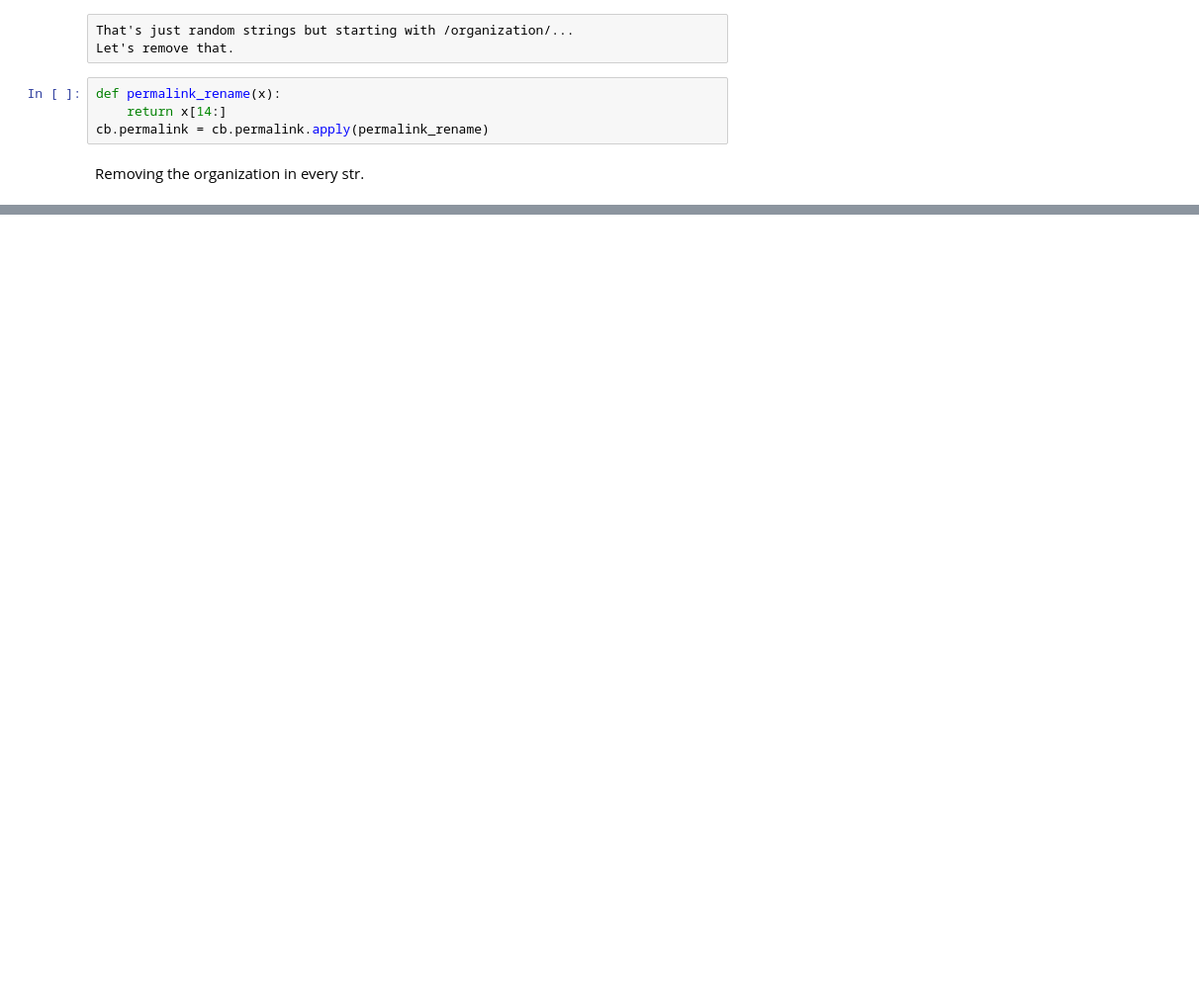
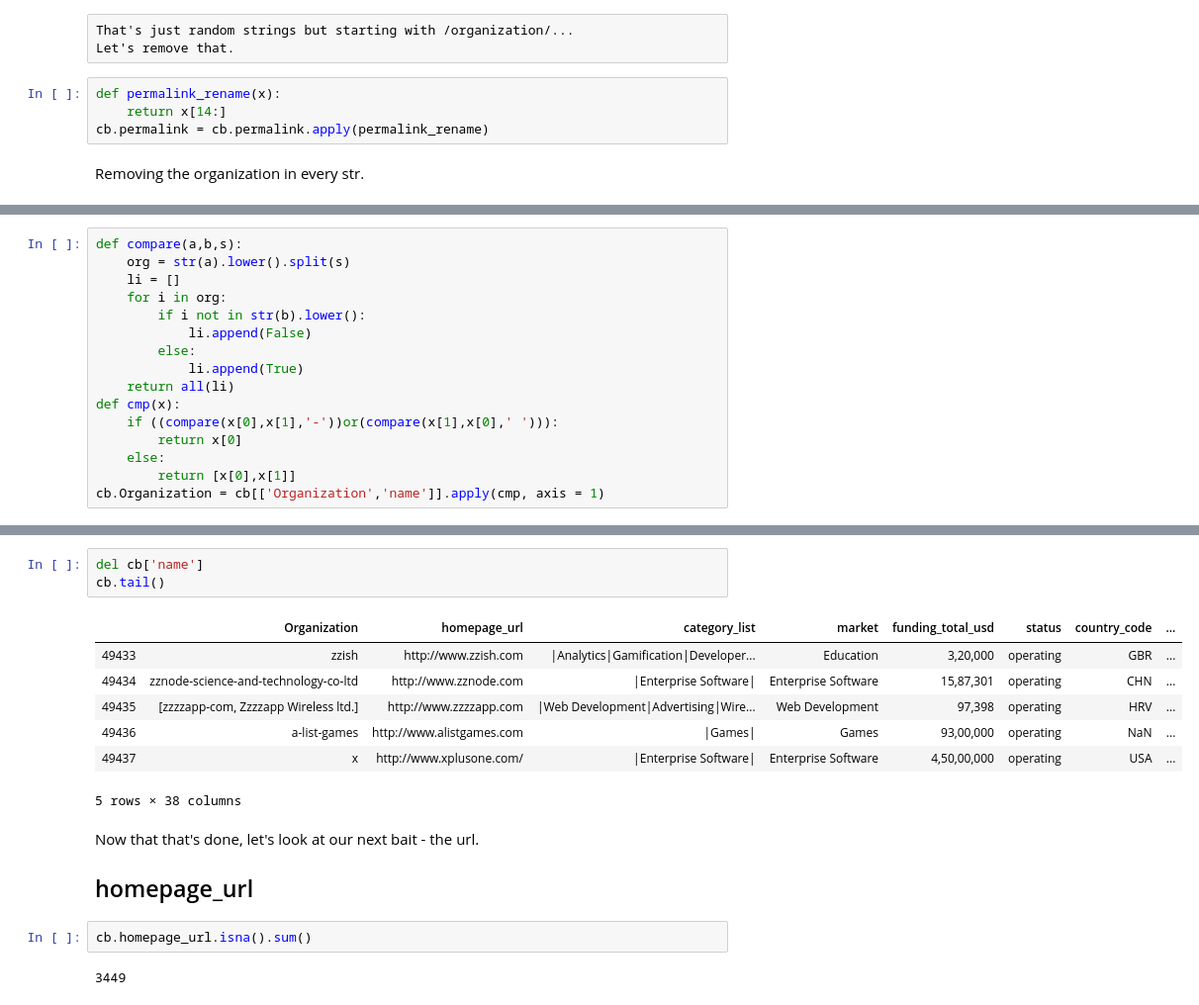
Before and after one commit to adityad1/Crunchbase, a Jupyter notebook: Data cleaning/Data_cleaning.ipynb, the cells around one changed output, grey strips where cells are left out. Shown at 99% size. Drawn from its saved outputs; the diff is of its cells as text; blank space fills up the shorter version.

```diff
--- a/Data cleaning/Data_cleaning.ipynb
+++ b/Data cleaning/Data_cleaning.ipynb
@@ -110,0 +134,16 @@ These strings look like names of the services.
+# %%
+def compare(a,b,s):
+    org = str(a).lower().split(s)
+    li = []
+    for i in org:
+        if i not in str(b).lower():
+            li.append(False)
+        else:
+            li.append(True)
+    return all(li)
+def cmp(x):
+    if ((compare(x[0],x[1],'-'))or(compare(x[1],x[0],' '))):
+        return x[0]
+    else:
+        return [x[0],x[1]]
+cb.Organization = cb[['Organization','name']].apply(cmp, axis = 1)
@@ -110,0 +154,18 @@ These strings look like names of the services.
+# %%
+del cb['name']
+cb.tail()
+# %% [output]
+|  | Organization | homepage_url | category_list | market | funding_total_usd | status | country_code | ... |
+| 49433 | zzish | http://www.zzish.com | |Analytics|Gamification|Developer... | Education | 3,20,000 | operating | GBR | ... |
+| 49434 | zznode-science-and-technology-co-ltd | http://www.zznode.com | |Enterprise Software| | Enterprise Software | 15,87,301 | operating | CHN | ... |
+| 49435 | [zzzzapp-com, Zzzzapp Wireless ltd.] | http://www.zzzzapp.com | |Web Development|Advertising|Wire... | Web Development | 97,398 | operating | HRV | ... |
+| 49436 | a-list-games | http://www.alistgames.com | |Games| | Games | 93,00,000 | operating | NaN | ... |
+| 49437 | x | http://www.xplusone.com/ | |Enterprise Software| | Enterprise Software | 4,50,00,000 | operating | USA | ... |
+5 rows × 38 columns
+# %% [markdown]
+Now that that's done, let's look at our next bait - the url.
+## homepage_url
+# %%
+cb.homepage_url.isna().sum()
+# %% [output]
+3449
```
Also changed, not shown: parts of 11 cells of this notebook.
